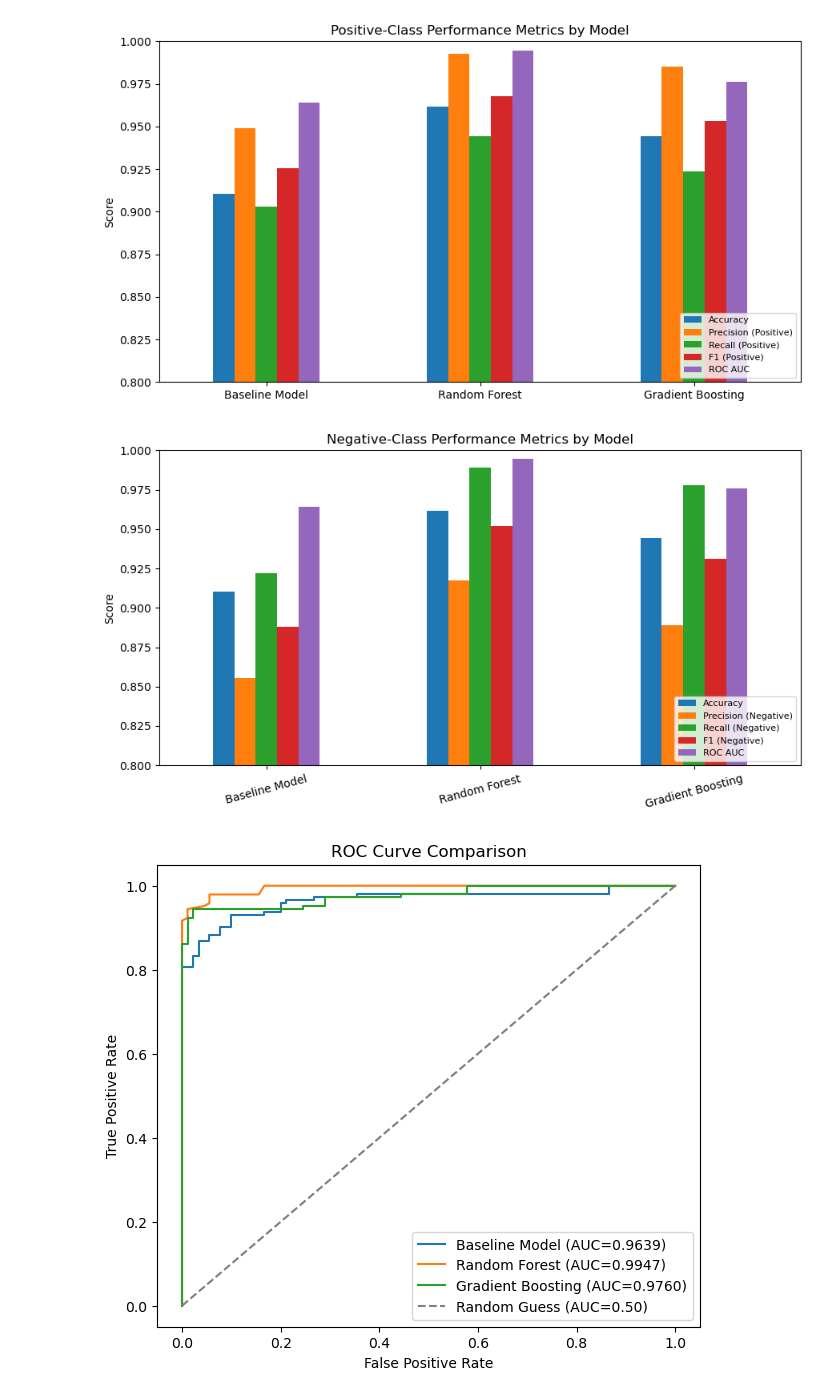
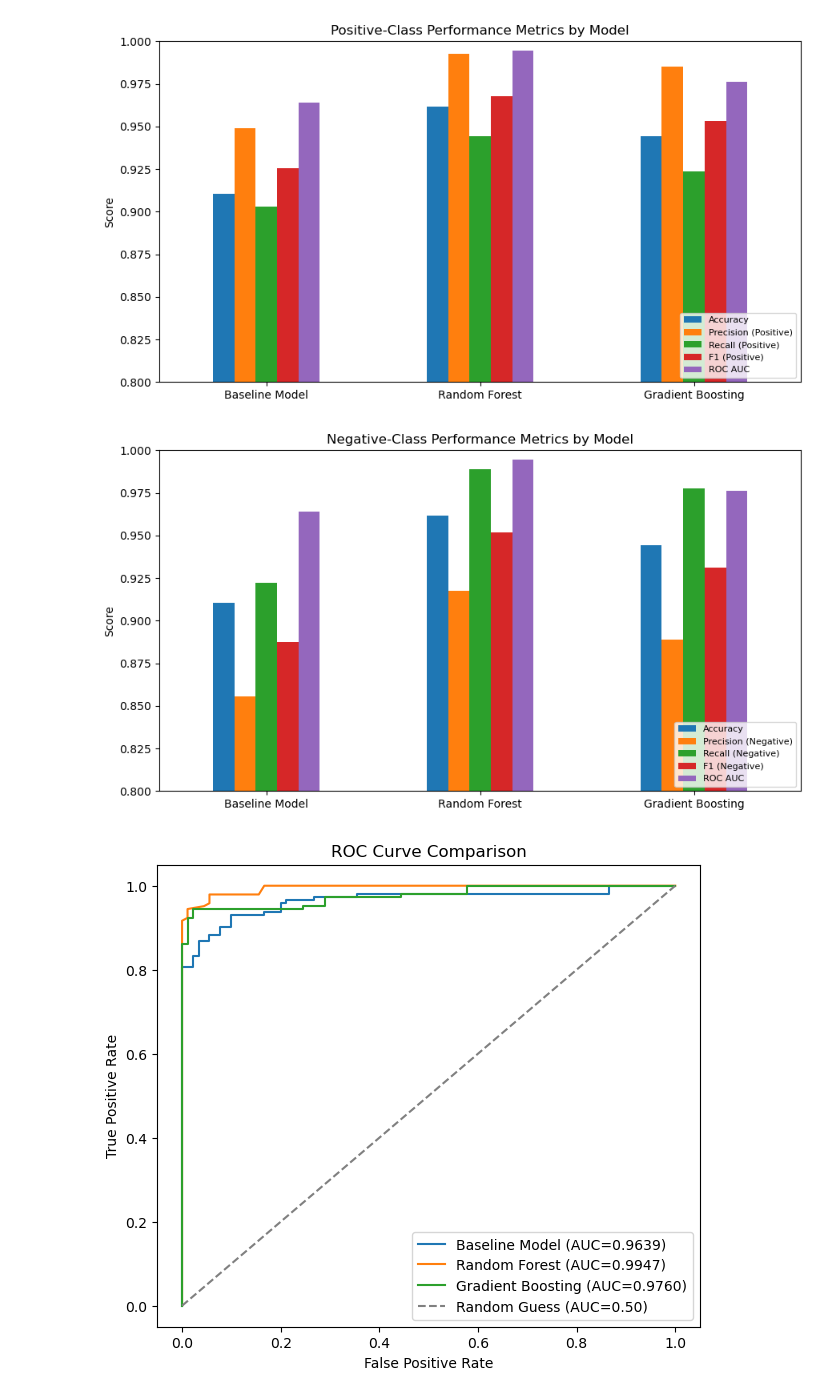
Before and after one commit to dennisho004/MLDP_Project, a Jupyter notebook: MLDP_Program_Codes_Submission_Template.ipynb, the cells around one changed output. Saved outputs shown, nothing was run; the diff lists cells and outputs as text; code cells hidden in the pictures.

```diff
--- a/MLDP_Program_Codes_Submission_Template.ipynb
+++ b/MLDP_Program_Codes_Submission_Template.ipynb
@@ -43,7 +43,7 @@ Goal: To build a machine learning classification model that predicts the likelih
 ## 2.1 Load dataset
 # %%
 ## Read *.csv file into pandas DataFrame
-FILE_PATH = r"C:\Users\denni\Downloads\early+stage+diabetes+risk+prediction+dataset\diabetes_data_upload.csv"
+FILE_PATH = r"C:\Users\hoden\Downloads\early+stage+diabetes+risk+prediction+dataset\diabetes_data_upload.csv"
 df = pd.read_csv(FILE_PATH)
 # %% [markdown]
 ## 2.2 Summary Statistics
@@ -508,16 +512,16 @@ plt.show()
 # %%
 ## Bar chart: Negative class metrics
 eval_df[['Accuracy', 'Precision (Negative)', 'Recall (Negative)', 'F1 (Negative)', 'ROC AUC']].plot(
     kind='bar', figsize=(9,5))
 plt.title('Negative-Class Performance Metrics by Model')
 plt.ylabel('Score')
 plt.ylim(0.8, 1.0)
 plt.legend(loc='lower right', fontsize=8)
-plt.xticks(rotation=15)
+plt.xticks(rotation=0)
 plt.tight_layout()
 plt.show()
 # %% [output]
-[figure, old version]
+[figure, new version]
 # %%
 ## ROC Curve for all 3 models
 plt.figure(figsize=(7,6))
```
Also changed, not shown: parts of 7 cells of this notebook.
